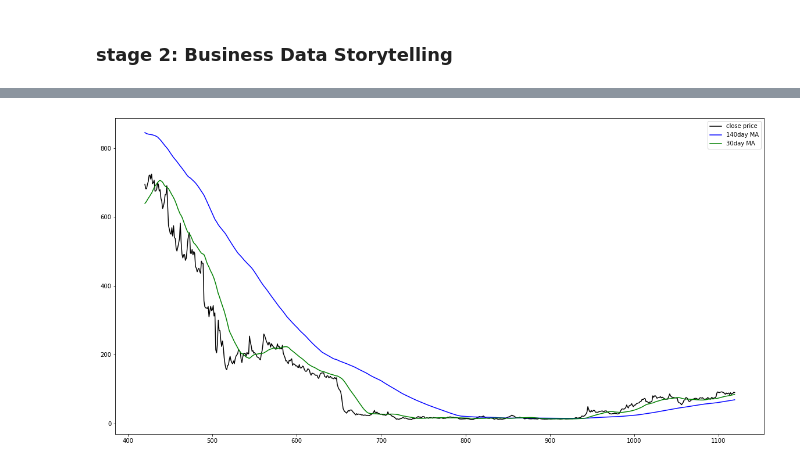
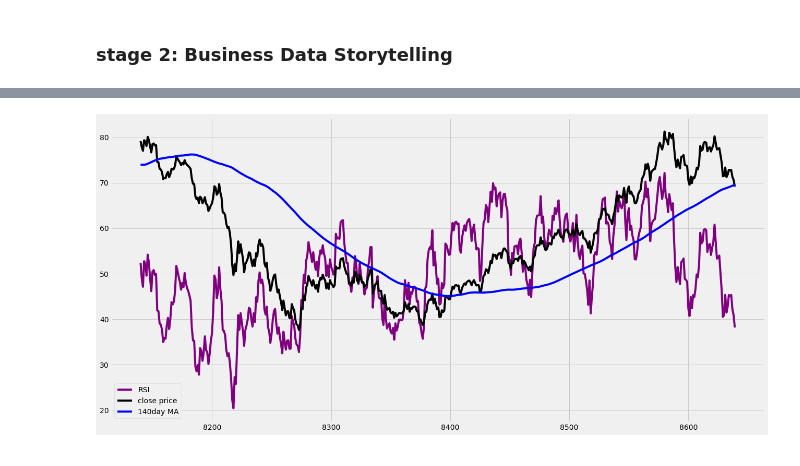
Before and after one commit to kongshaug/DS_big_project, a Jupyter notebook: Stage_2.ipynb, the cells around one changed output, grey strips where cells are left out. Drawn from its saved outputs; the diff is of its cells as text; code cells hidden in the pictures.

```diff
--- a/Stage_2.ipynb
+++ b/Stage_2.ipynb
@@ -15,22 +11,24 @@ C:\Users\benja\Anaconda3\envs\bert\lib\site-packages\numpy\.libs\libopenblas.WCD
 path = r"./data/stocks/"
 files = listdir(path)# many crypto
 
-for indx, file in enumerate(files[4:7]):
+for indx, file in enumerate(files[1:2]):
     print("nr. "+str(indx) +"/"+ str(len(files[:])))
     indx = 2
     dataset = pd.DataFrame()
     dataset = pd.read_csv(path + file)
     if len(dataset) < 800 and indx != 0:
-      print("Dataset smaller then 800 skipping ...")
-      continue
+        print("Dataset smaller then 800 skipping ...")
+        continue
     dataset["Open"] = dataset["Open"].astype(float)
     dataset["High"] = dataset["High"].astype(float)
     dataset["Low"] = dataset["Low"].astype(float)
     dataset["Close"] = dataset["Close"].astype(float)
     dataset = dataset.reset_index()
-    dataset = dataset[['Close', 'High', 'Low', 'Open']]
+#     dataset = dataset[['Close', 'High', 'Low', 'Open']]
     # dataset = dataset[['Close']]
     dataset = dataset.dropna()
+#     dataset = dataset[:200]
+    plt.style.use('fivethirtyeight')
     plt.figure(figsize=(20, 10))
     plt.plot(dataset["Close"],color='g', label='close price')
     plt.show()
@@ -47,13 +41,15 @@ dataset['30day MA'] = dataset['Close'].shift(1).rolling(window=30).mean()
 dataset['140day MA'] = dataset['Close'].shift(1).rolling(window=140).mean()
 dataset.dropna(inplace=True)
 # %%
-dataset_sample = dataset[:700]
+dataset_sample = dataset[8000:8500]
+plt.style.use('fivethirtyeight')
 plt.figure(figsize=(20, 10))
+plt.plot(dataset_sample["RSI"],color='purple', label='RSI')
 plt.plot(dataset_sample["Close"],color='black', label='close price')
 plt.plot(dataset_sample["140day MA"],color='b', label='140day MA')
-plt.plot(dataset_sample["30day MA"],color='g', label='30day MA')
+
 plt.legend()
 plt.show()
 # %% [output]
-[figure, old version]
+[figure, new version]
 # %%
```
Also changed, not shown: parts of 18 cells of this notebook, 27 other files.
